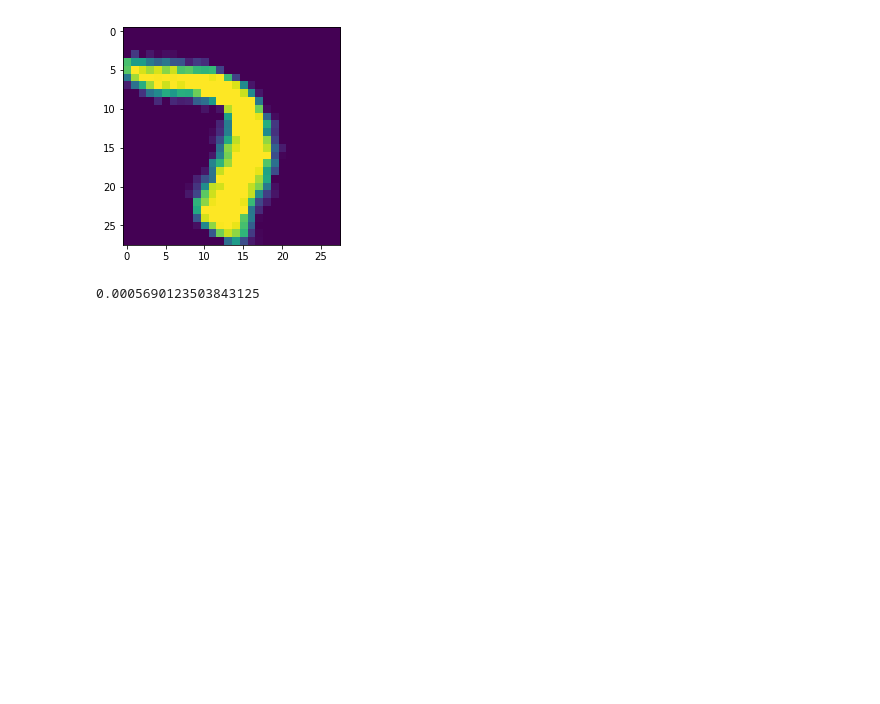
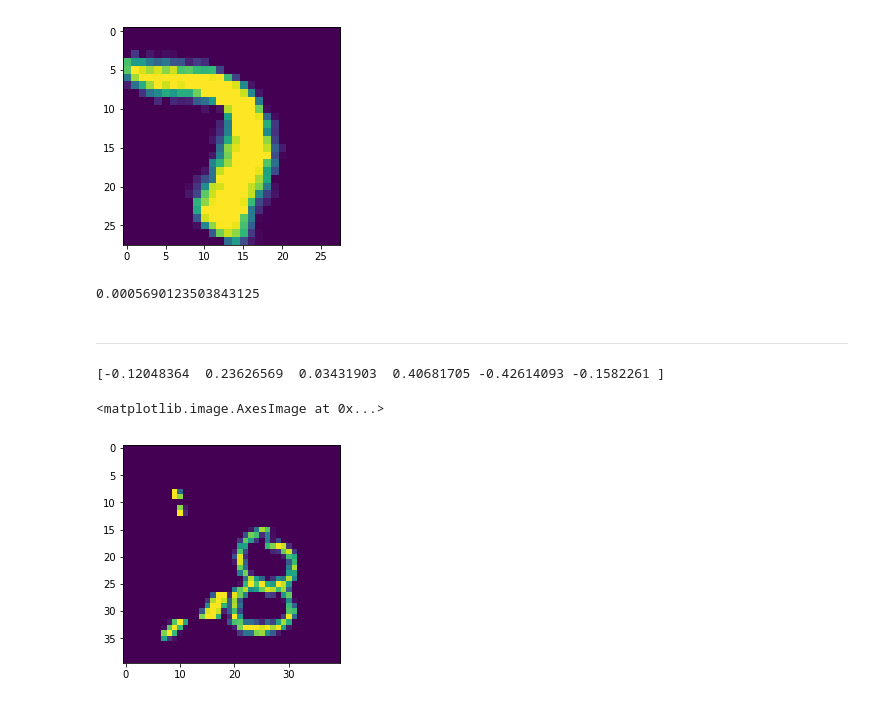
Before and after one commit to gudwls909/transform-rl-tf, a Jupyter notebook: affine_transform_example.ipynb, the cells around one changed output. Saved outputs shown, nothing was run; the diff lists cells and outputs as text; code cells hidden in the pictures; blank space fills up the shorter version.

```diff
--- a/affine_transform_example.ipynb
+++ b/affine_transform_example.ipynb
@@ -117,3 +117,21 @@ unc_after = util.get_mutual_informations(prob_set)[0]
 print(unc_after)
 # %% [output]
 0.0005690123503843125
+# %% [markdown]
+-----------------------------------------------------------------
+# %%
+img = X_train[99]
+img = img.reshape([-1,1600])
+
+theta, original, transformed = sess.run([loc2, x_tensor, h_trans], feed_dict={
+       x: img, keep_prob: 1.0})
+print(theta[0])
+# %% [output]
+[-0.12048364  0.23626569  0.03431903  0.40681705 -0.42614093 -0.1582261 ]
+# %%
+original = np.squeeze(original)
+transformed = np.squeeze(transformed)
+plt.imshow(original)
+# %% [output]
+<matplotlib.image.AxesImage at 0x...>
+[figure, added]
```
Also changed, not shown: parts of 6 cells of this notebook.
